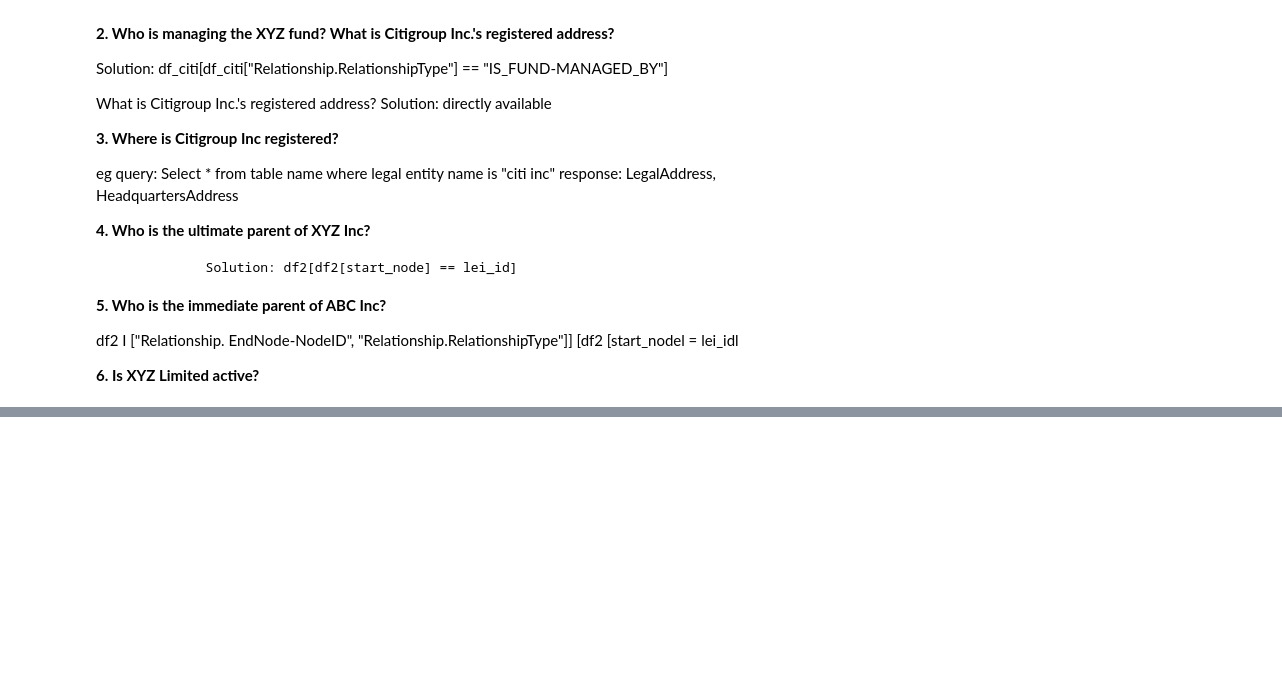
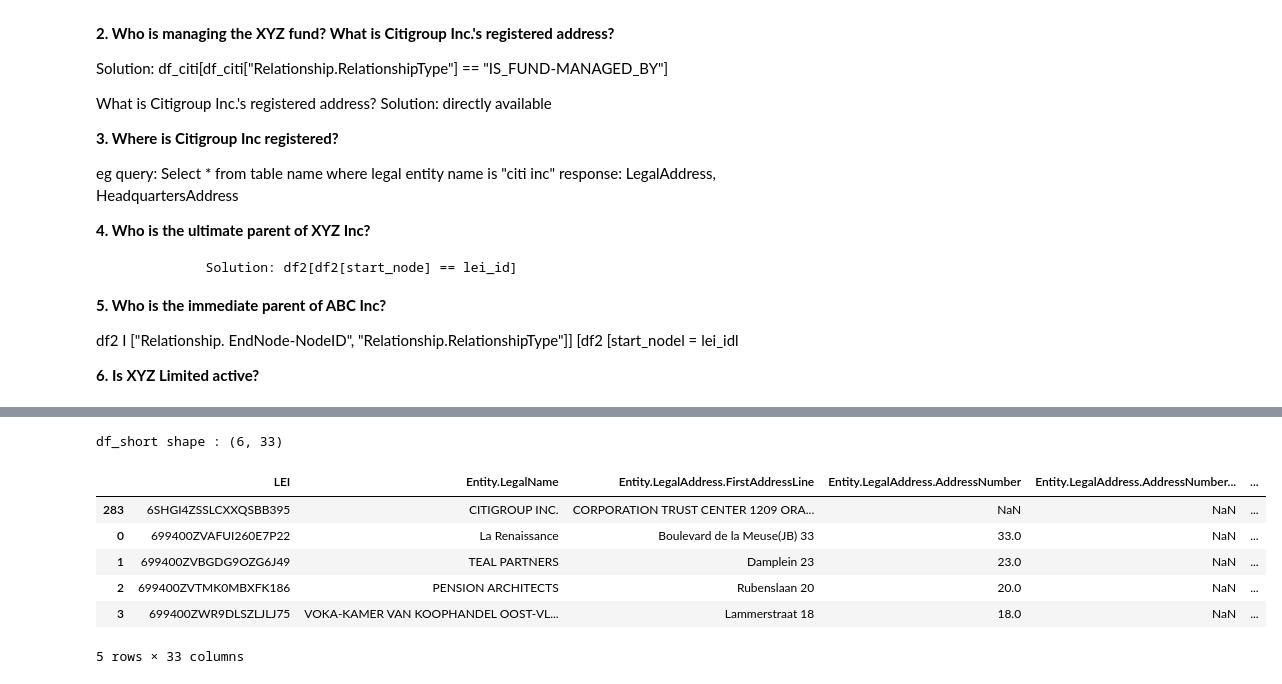
Before and after one commit to rmnchopra91/gen-ai, a Jupyter notebook: poc/GELIE_advanced_text_to_sql_rmn.ipynb, the cells around one changed output, grey strips where cells are left out. Saved outputs shown, nothing was run; the diff lists cells and outputs as text; code cells hidden in the pictures; blank space fills up the shorter version.

```diff
--- a/poc/GELIE_advanced_text_to_sql_rmn.ipynb
+++ b/poc/GELIE_advanced_text_to_sql_rmn.ipynb
@@ -54,0 +136,12 @@ with open(openai_api_key_path, "r") as f:
+# %%
+print(f"df_short shape : {df_short.shape}")
+df_short.head()
+# %% [output]
+df_short shape : (6, 33)
+|  | LEI | Entity.LegalName | Entity.LegalAddress.FirstAddressLine | Entity.LegalAddress.AddressNumber | Entity.LegalAddress.AddressNumber... | ... |
+| 283 | 6SHGI4ZSSLCXXQSBB395 | CITIGROUP INC. | CORPORATION TRUST CENTER 1209 ORA... | NaN | NaN | ... |
+| 0 | 699400ZVAFUI260E7P22 | La Renaissance | Boulevard de la Meuse(JB) 33 | 33.0 | NaN | ... |
+| 1 | 699400ZVBGDG9OZG6J49 | TEAL PARTNERS | Damplein 23 | 23.0 | NaN | ... |
+| 2 | 699400ZVTMK0MBXFK186 | PENSION ARCHITECTS | Rubenslaan 20 | 20.0 | NaN | ... |
+| 3 | 699400ZWR9DLSZLJLJ75 | VOKA-KAMER VAN KOOPHANDEL OOST-VL... | Lammerstraat 18 | 18.0 | NaN | ... |
+5 rows × 33 columns
```
Also changed, not shown: parts of 32 cells of this notebook.
